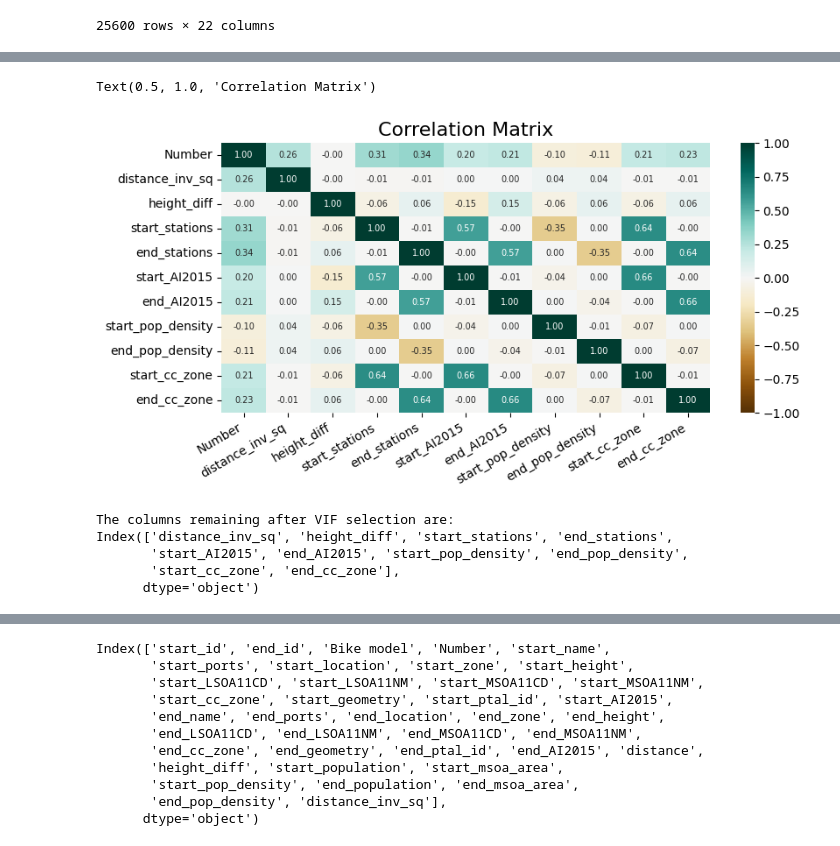
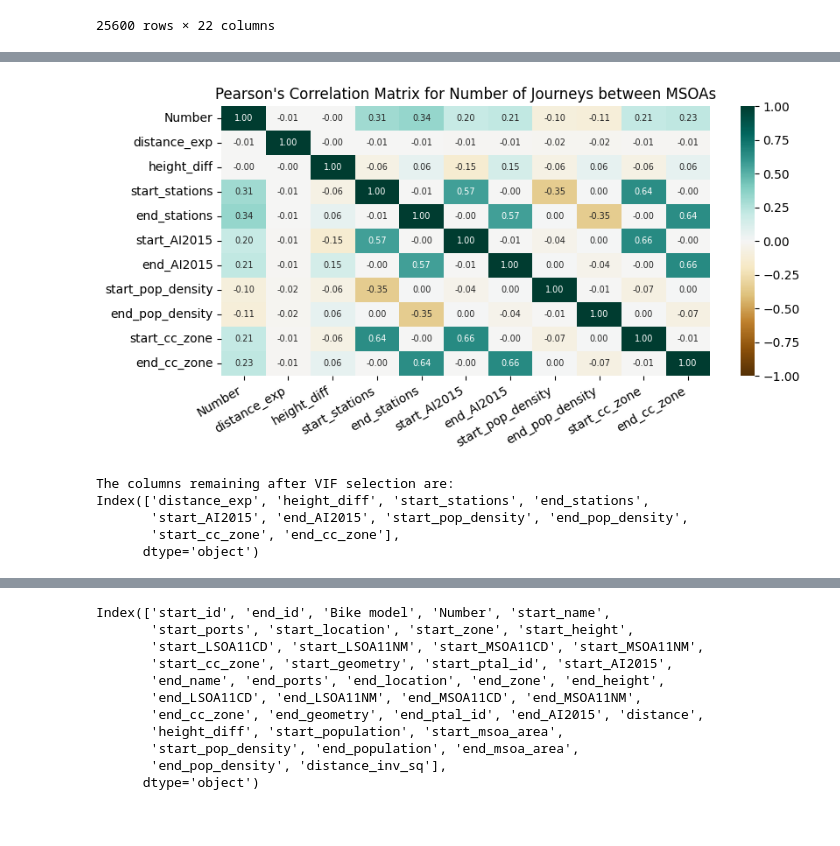
Before and after one commit to sokimura39/QM_Report, a Jupyter notebook: analysis.ipynb, the cells around one changed output, grey strips where cells are left out. Cells and saved outputs as stored; diff of their text form; code cells hidden in the pictures.

```diff
--- a/analysis.ipynb
+++ b/analysis.ipynb
@@ -41,6 +41,7 @@ geom_path = os.path.join('data', 'London_geometry')
 lsoa_fn = 'LSOA_2011_London_gen_MHW.shp'
 msoa_fn = 'MSOA_2011_London_gen_MHW.shp'
 cc_fn = 'CentralUltraLowEmissionZone.gpkg'
+img_path = os.path.join('documents', 'img')
 # %%
 # load data
 journeys_gdf = gpd.read_parquet(os.path.join(journeys_path, journeys_gdf_fn))
@@ -1180,22 +1252,23 @@ Notes:
 # %%
 # calculate inverse squared value
-msoa_od_diff['distance_inv_sq'] = msoa_od_diff.distance.astype('float') ** (-2) * 1000000
+msoa_od_diff['distance_exp'] = np.exp(msoa_od_diff.distance.astype('float') * slope + intercept)
 
 # check multi-colinearity
-df2 = msoa_od_diff[['Number', 'distance_inv_sq', 'height_diff', 'start_stations', 'end_stations', 'start_AI2015', 'end_AI2015', 'start_pop_density', 'end_pop_density', 'start_cc_zone', 'end_cc_zone']].copy()
+df2 = msoa_od_diff[['Number', 'distance_exp', 'height_diff', 'start_stations', 'end_stations', 'start_AI2015', 'end_AI2015', 'start_pop_density', 'end_pop_density', 'start_cc_zone', 'end_cc_zone']].copy()
 plt.figure(figsize = (9, 4))
 heatmap = sns.heatmap(df2.corr(), annot = True, vmin = -1, vmax = 1, cmap = 'BrBG', fmt = '.2f', annot_kws = {'fontsize': 7})
 # plt.rcParams["axes.grid"] = False
 # f = plt.figure(figsize=(10, 8))
 # plt.matshow(df.corr(), fignum=f.number, cmap = 'Blues')
 plt.xticks(fontsize = 10, rotation=30, ha = 'right') # rotation of xticks
 plt.yticks(fontsize = 10)
 # cb = plt.colorbar()
 # cb.ax.tick_params(labelsize=14)
-plt.title('Correlation Matrix', fontsize=16)
+plt.title('Pearson\'s Correlation Matrix for Number of Journeys between MSOAs', fontsize=12)
+
+plt.savefig(os.path.join(img_path, 'cor_matrix_MSOA.png'))
 # %% [output]
-Text(0.5, 1.0, 'Correlation Matrix')
-[figure, old version]
+[figure, new version]
 # %%
 # using VIF on the dataset
 df2_predictors_selected_VIF = drop_column_using_vif_(df2.drop('Number', axis=1))
@@ -1205,7 +1278,7 @@ print("The columns remaining after VIF selection are:")
 print(df2_predictors_selected_VIF.columns)
 # %% [output]
 The columns remaining after VIF selection are:
-Index(['distance_inv_sq', 'height_diff', 'start_stations', 'end_stations',
+Index(['distance_exp', 'height_diff', 'start_stations', 'end_stations',
        'start_AI2015', 'end_AI2015', 'start_pop_density', 'end_pop_density',
        'start_cc_zone', 'end_cc_zone'],
       dtype='object')
```
Also changed, not shown: parts of 19 cells of this notebook, 23 other files.
